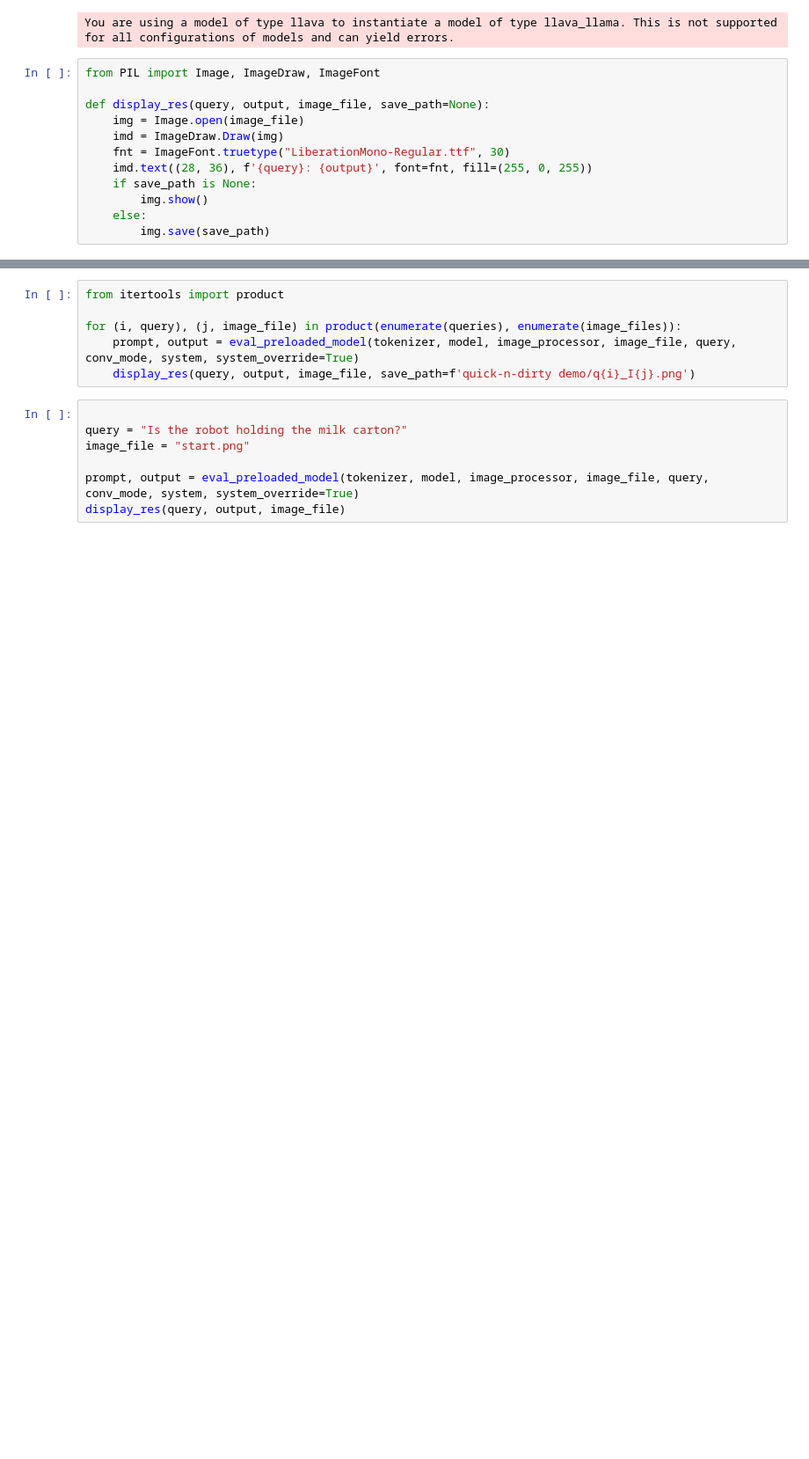
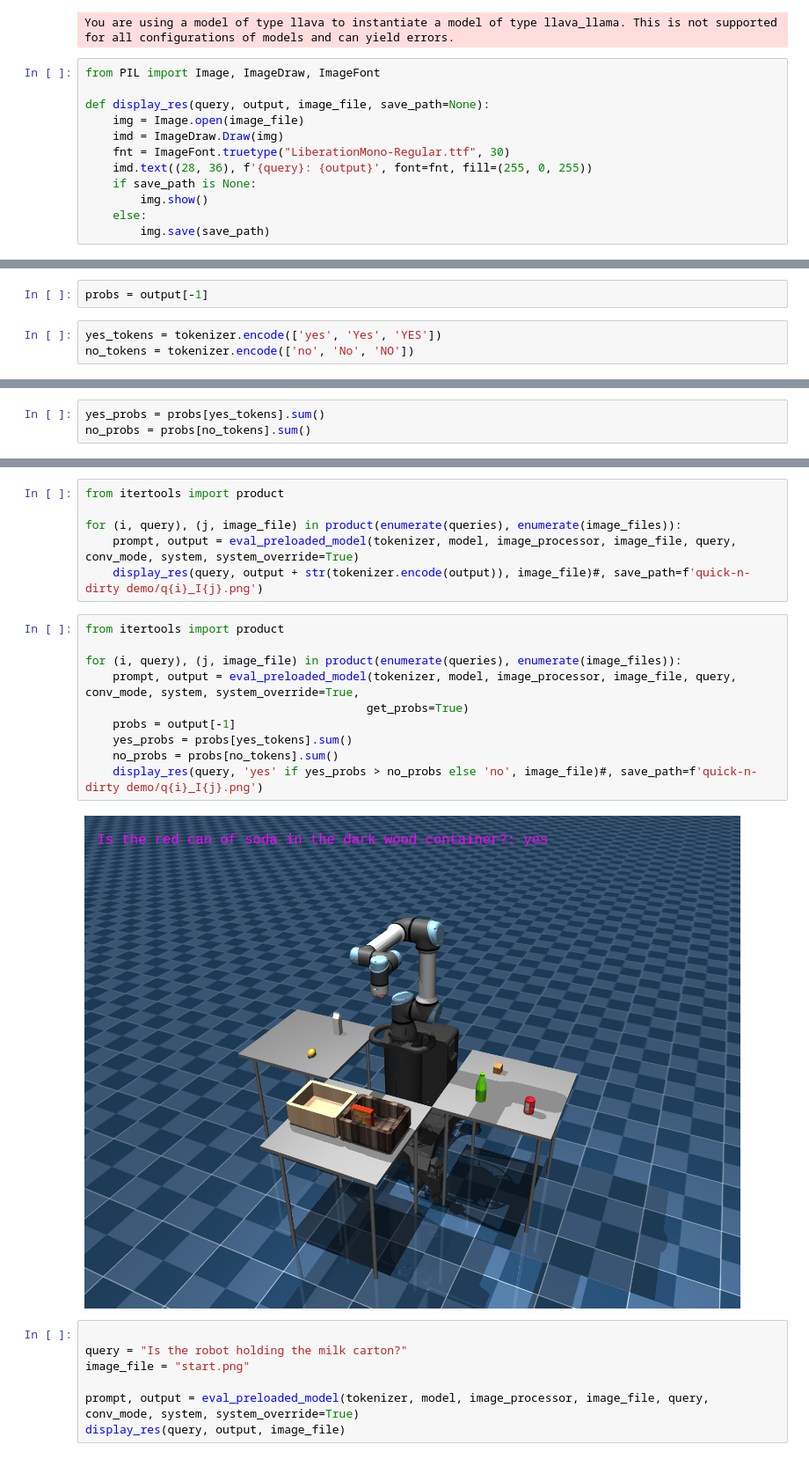
Before and after one commit to CLAIR-LAB-TECHNION/s3e, a Jupyter notebook: NL_state_est_LLaVA.ipynb, the cells around one changed output, grey strips where cells are left out. Shown at 88% size. Drawn from its saved outputs; the diff is of its cells as text; blank space fills up the shorter version.

```diff
--- a/NL_state_est_LLaVA.ipynb
+++ b/NL_state_est_LLaVA.ipynb
@@ -55,0 +71,5 @@ image_files = [
+# %%
+probs = output[-1]
+# %%
+yes_tokens = tokenizer.encode(['yes', 'Yes', 'YES'])
+no_tokens = tokenizer.encode(['no', 'No', 'NO'])
@@ -55,0 +84,3 @@ image_files = [
+# %%
+yes_probs = probs[yes_tokens].sum()
+no_probs = probs[no_tokens].sum()
@@ -58,7 +96,19 @@ from itertools import product
 
 for (i, query), (j, image_file) in product(enumerate(queries), enumerate(image_files)):
     prompt, output = eval_preloaded_model(tokenizer, model, image_processor, image_file, query, conv_mode, system, system_override=True)
-    display_res(query, output, image_file, save_path=f'quick-n-dirty demo/q{i}_I{j}.png')
+    display_res(query, output + str(tokenizer.encode(output)), image_file)#, save_path=f'quick-n-dirty demo/q{i}_I{j}.png')
+# %%
+from itertools import product
+
+for (i, query), (j, image_file) in product(enumerate(queries), enumerate(image_files)):
+    prompt, output = eval_preloaded_model(tokenizer, model, image_processor, image_file, query, conv_mode, system, system_override=True,
+                                         get_probs=True)
+    probs = output[-1]
+    yes_probs = probs[yes_tokens].sum()
+    no_probs = probs[no_tokens].sum()
+    display_res(query, 'yes' if yes_probs > no_probs else 'no', image_file)#, save_path=f'quick-n-dirty demo/q{i}_I{j}.png')
+# %% [output]
+[figure, added]
 # %%
 
 query = "Is the robot holding the milk carton?"
```
Also changed, not shown: parts of 10 cells of this notebook, 20 other files.
